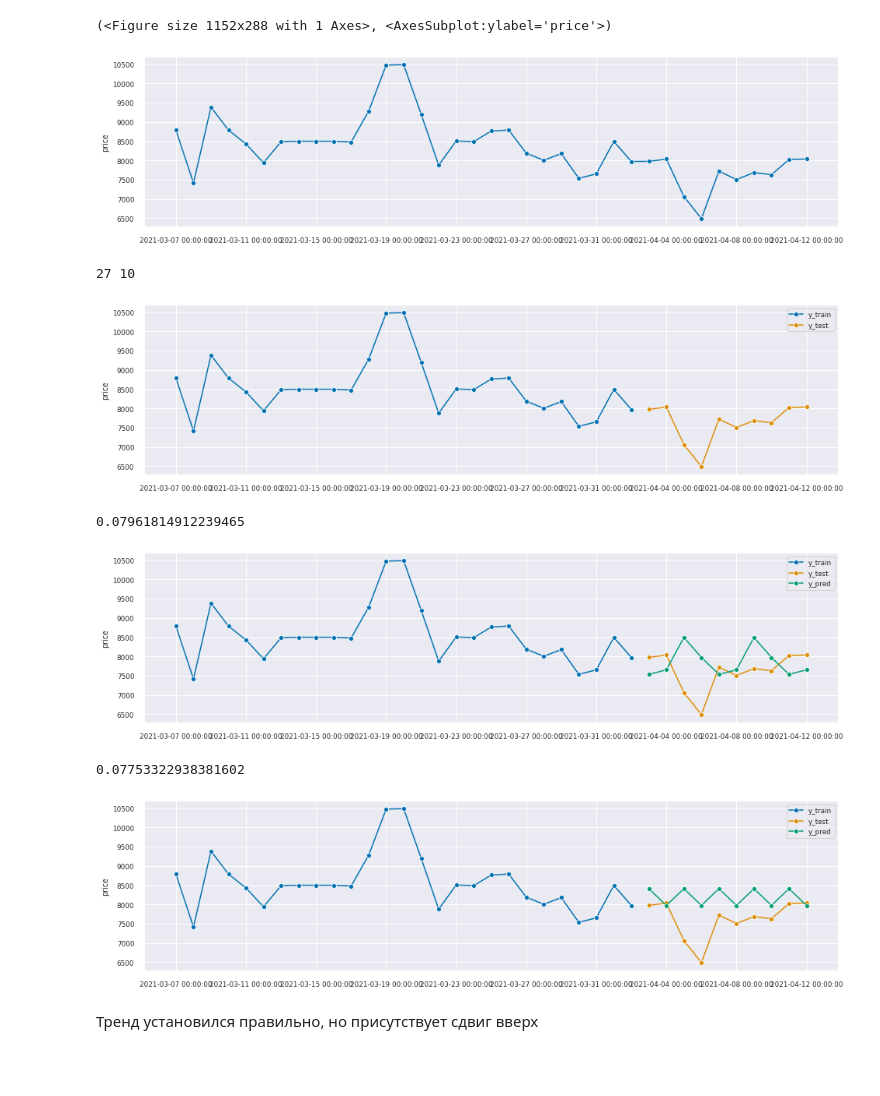
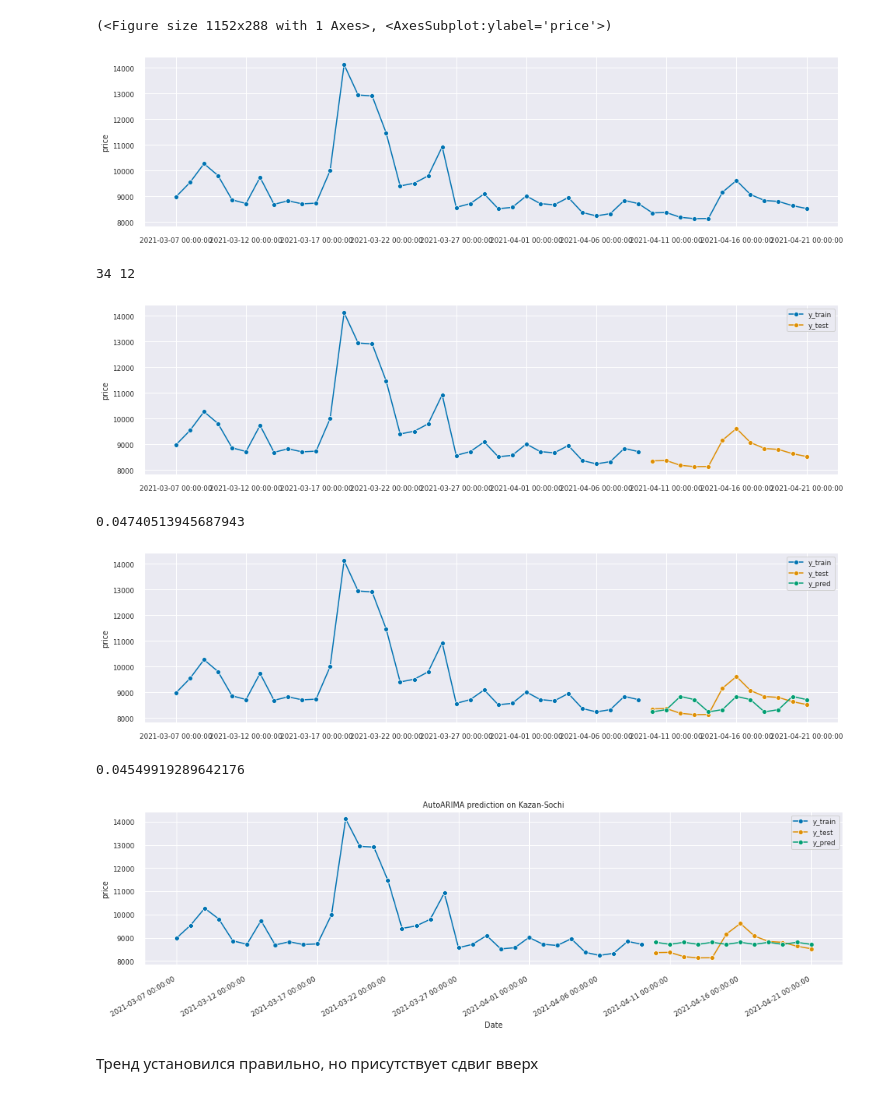
Before and after one commit to leontyevdm/X5_Dynamic_Pricing, a Jupyter notebook: timeseries_prediction.ipynb, the cells around one changed output. Cells and saved outputs as stored; diff of their text form; code cells hidden in the pictures; blank space fills up the shorter version.

```diff
--- a/timeseries_prediction.ipynb
+++ b/timeseries_prediction.ipynb
@@ -42,7 +42,7 @@ kzn_soc = df[(df["origin"] == "KZN") & (df["destination"] == "AER") & (df["depar
 #  2021-03-06 is out
 
 # kzn_soc['day'] = kzn_soc['departure_at'].date
-kzn_soc_day = kzn_soc.resample('D', on='departure_at')['price'].min()
+kzn_soc_day = kzn_soc.resample('D', on='departure_at')['price'].mean()
 # kzn_soc_day = pd.DataFrame(kzn_soc_day)
 # kzn_soc_day['departure_at'] = kzn_soc_day.index
 display(kzn_soc_day)
@@ -100,14 +88,14 @@ y = kzn_soc_day
 plot_series(y)
 # %% [output]
 (<Figure size 1152x288 with 1 Axes>, <AxesSubplot:ylabel='price'>)
-[figure, old version]
+[figure, new version]
 # %%
 y_train, y_test = temporal_train_test_split(y)
 plot_series(y_train, y_test, labels=["y_train", "y_test"])
 print(y_train.shape[0], y_test.shape[0])
 # %% [output]
-27 10
+34 12
-[figure, old version]
+[figure, new version]
 # %%
 # Naive Forecaster
 fh = ForecastingHorizon(y_test.index, is_relative=False)
@@ -117,17 +105,19 @@ y_pred = forecaster.predict(fh)
 plot_series(y_train, y_test, y_pred, labels=["y_train", "y_test", "y_pred"])
 smape_loss(y_pred, y_test)
 # %% [output]
-0.07961814912239465
+0.04740513945687943
-[figure, old version]
+[figure, new version]
 # %%
 forecaster = AutoARIMA(sp=2) # 2 is best for this case
 forecaster.fit(y_train)
 y_pred = forecaster.predict(fh)
-plot_series(y_train, y_test, y_pred, labels=["y_train", "y_test", "y_pred"])
+fig, ax = plot_series(y_train, y_test, y_pred, labels=["y_train", "y_test", "y_pred"])
+ax.set(title="AutoARIMA prediction on Kazan-Sochi", xlabel="Date")
+fig.autofmt_xdate()
 smape_loss(y_test, y_pred)
 # %% [output]
-0.07753322938381602
+0.04549919289642176
-[figure, old version]
+[figure, new version]
 # %% [markdown]
 Тренд установился правильно, но присутствует сдвиг вверх
 # %% [markdown]
```
Also changed, not shown: parts of 10 cells of this notebook.
